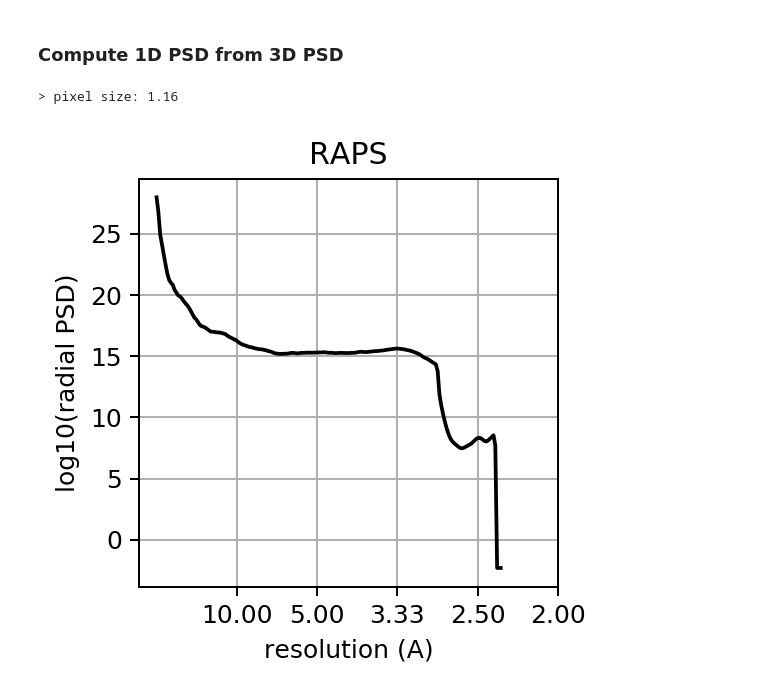
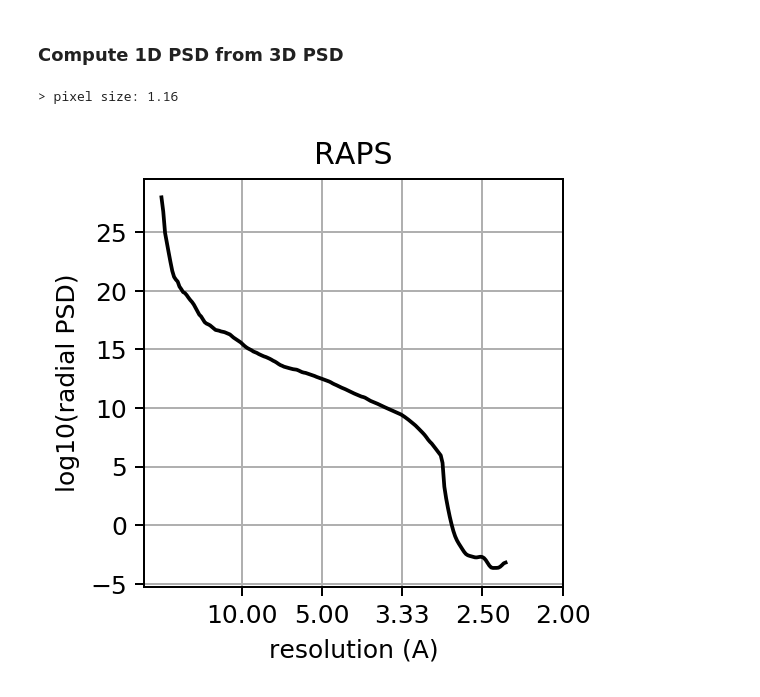
Before and after one commit to slaclab/cryoEM-notebooks, a Jupyter notebook: notebooks/Misc/computing 1D power spectrum of map.ipynb, the cells around one changed output. Saved outputs shown, nothing was run; the diff lists cells and outputs as text; code cells hidden in the pictures.

```diff
--- a/notebooks/Misc/computing 1D power spectrum of map.ipynb
+++ b/notebooks/Misc/computing 1D power spectrum of map.ipynb
@@ -16,7 +16,8 @@ reload(mrcutils)
 # %% [markdown]
 ### Give path to mrc file
 # %%
-mrc_file = '/Users/fpoitevi/gdrive/cryoEM/Methods/cryoEM-notebooks/notebooks/Material/simple_data/cryosparc_P11_J24_009_volume_map_sharp.mrc'
+#mrc_file = '/Users/fpoitevi/gdrive/cryoEM/Methods/cryoEM-notebooks/notebooks/Material/simple_data/cryosparc_P11_J24_009_volume_map_sharp.mrc'
+mrc_file = '/Users/fpoitevi/gdrive/cryoEM/Methods/cryoEM-notebooks/notebooks/Material/simple_data/cryosparc_P11_J24_009_volume_map.mrc'
 # %% [markdown]
 ### Load map (and display to check it's good)
 # %%
@@ -39,7 +40,7 @@ mrcutils.showdata(np.log(data_psd),level=[-1,2])
 # %% [markdown]
 ### Compute 1D PSD from 3D PSD
 # %%
-freq, psd_1d = mrcutils.plot_rasp(data_psd, psize=psize, offset=1e-1)
+freq, psd_1d = mrcutils.plot_rasp(data_psd, psize=psize, offset=1e-6)
 # %% [output]
 > pixel size: 1.16
-[figure, old version]
+[figure, new version]
```
Also changed, not shown: 1 other file.
